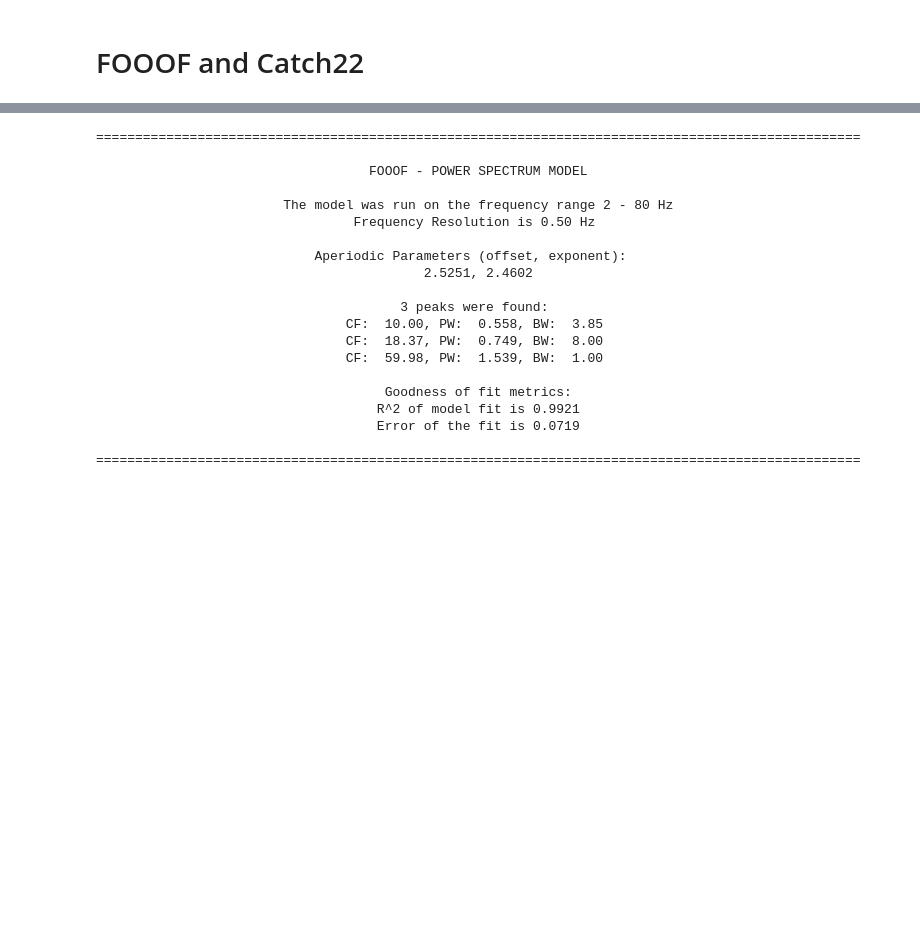
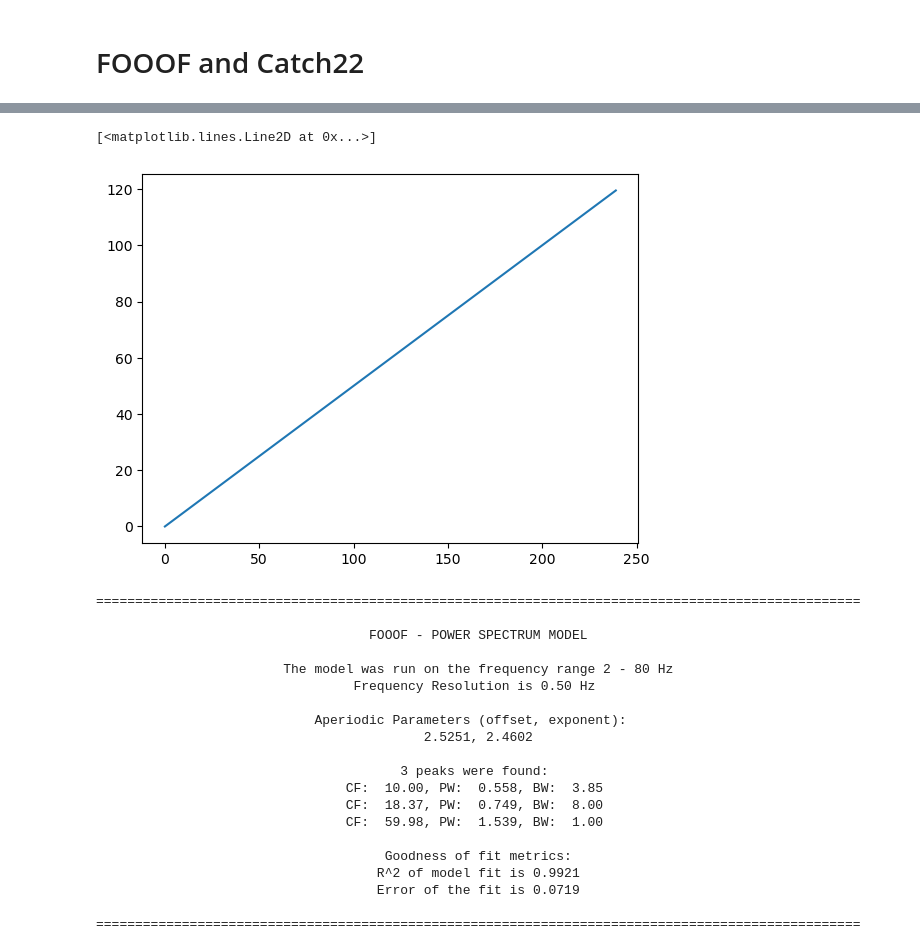
Before and after one commit to seqasim/LFPAnalysis, a Jupyter notebook: scripts/DBS_analysis_ff22.ipynb, the cells around one changed output, grey strips where cells are left out. Saved outputs shown, nothing was run; the diff lists cells and outputs as text; code cells hidden in the pictures; blank space fills up the shorter version.

```diff
--- a/scripts/DBS_analysis_ff22.ipynb
+++ b/scripts/DBS_analysis_ff22.ipynb
@@ -206,3 +216,8 @@ FOOOF WARNING: Lower-bound peak width limit is < or ~= the frequency resolution:
+# %%
+plt.plot(fm)
+# %% [output]
+[<matplotlib.lines.Line2D at 0x...>]
+[figure, added]
 # %%
 kwargs = {'max_n_peaks':6, 'freq_range': [2,80]}
 ff22(post_raw, post_hz, 'post_op', max_n_peaks=6, freq_range=[2,80])
```
Also changed, not shown: parts of 7 cells of this notebook.
